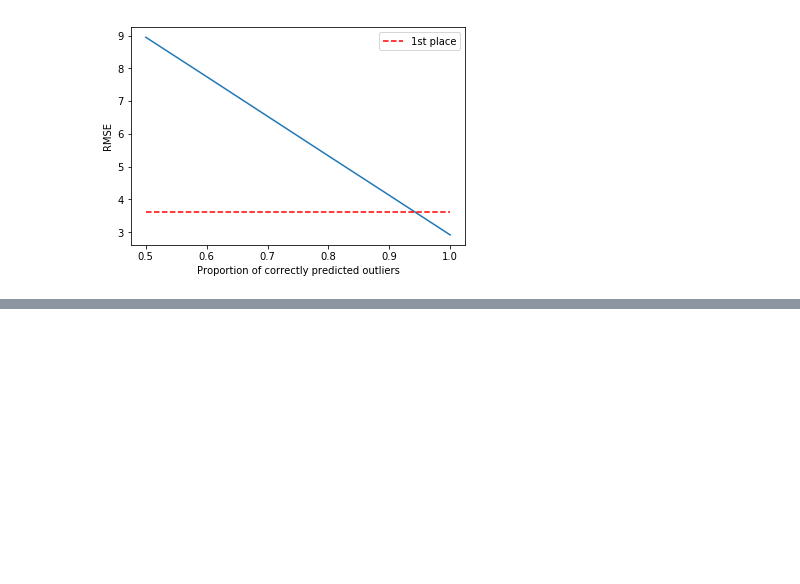
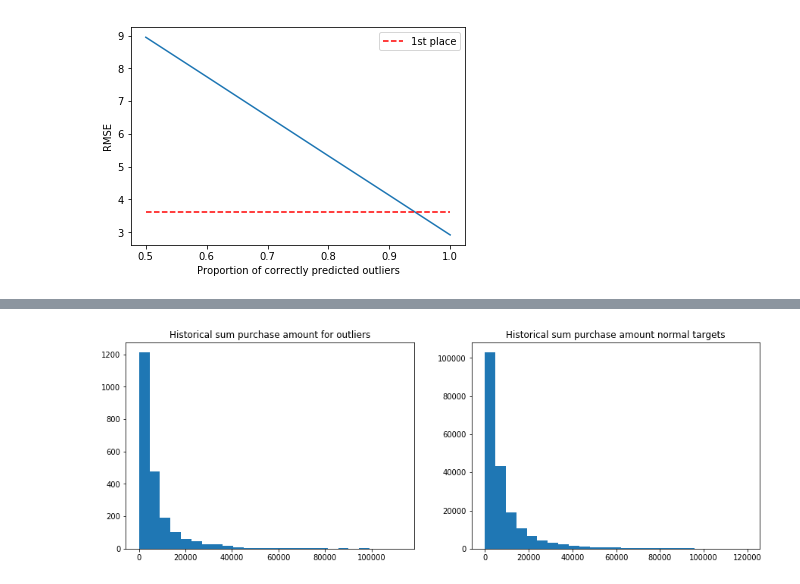
Before and after one commit to Zol-S/kaggle, a Jupyter notebook: Elo Merchant Category Recommendation/2.4_Outlier_effect_on_RMSE.ipynb, the cells around one changed output, grey strips where cells are left out. Cells and saved outputs as stored; diff of their text form; code cells hidden in the pictures; blank space fills up the shorter version.

Commit message:
Derive features for churn prediction

```diff
--- a/Elo Merchant Category Recommendation/2.4_Outlier_effect_on_RMSE.ipynb
+++ b/Elo Merchant Category Recommendation/2.4_Outlier_effect_on_RMSE.ipynb
@@ -101,0 +115,4 @@ plt.legend(loc='upper right')
+# %%
+df_trans = pd.concat([df_hist_trans, df_new_trans])
+df_trans = df_trans[df_trans['card_id'].isin(df['card_id'].unique())].reset_index()
+df_trans.head()
@@ -101,0 +137,12 @@ plt.legend(loc='upper right')
+# %%
+df['churn'] = 1*(df['target']<-33)
+df_trans['purchase_amount_raw'] = df_trans['purchase_amount']/0.00150265118 + 497.06
+df_trans = df_trans[df_trans['authorized_flag']=='Y'] #We will only use authorized transactions
+# %%
+df_amount_trans = df_trans.groupby('card_id')['purchase_amount_raw'].sum().reset_index().rename(columns={'purchase_amount_raw': 'sum_purchase_amount'})
+df_n_trans = df_trans.groupby('card_id')['purchase_amount_raw'].count().reset_index().rename(columns={'purchase_amount_raw': 'n_purchase_amount'})
+df_n_merch = df_trans.groupby('card_id')['merchant_id'].nunique().reset_index().rename(columns={'merchant_id': 'n_merchant'})
+# %%
+#only use cards with transactions
+df_log = df.join(df_amount_trans.set_index('card_id'), on='card_id', how='inner')
+df_log = df_log.join(df_n_trans.join(df_n_merch.set_index('card_id'), on='card_id').set_index('card_id'), on='card_id')
@@ -101,0 +158,11 @@ plt.legend(loc='upper right')
+# %%
+plt.figure(figsize=(15, 5))
+plt.subplot(1, 2, 1)
+plt.hist(df_log[(df.target<-33) & (df_log.sum_purchase_amount < 120000)]['sum_purchase_amount'], bins=25)
+plt.title('Historical sum purchase amount for outliers')
+plt.subplot(1, 2, 2)
+plt.hist(df_log[(df.target>-33) & (df_log.sum_purchase_amount < 120000)]['sum_purchase_amount'], bins=25)
+plt.title('Historical sum purchase amount normal targets')
+plt.show()
+# %% [output]
+[figure, added]
```
Also changed, not shown: parts of 39 cells of this notebook.
